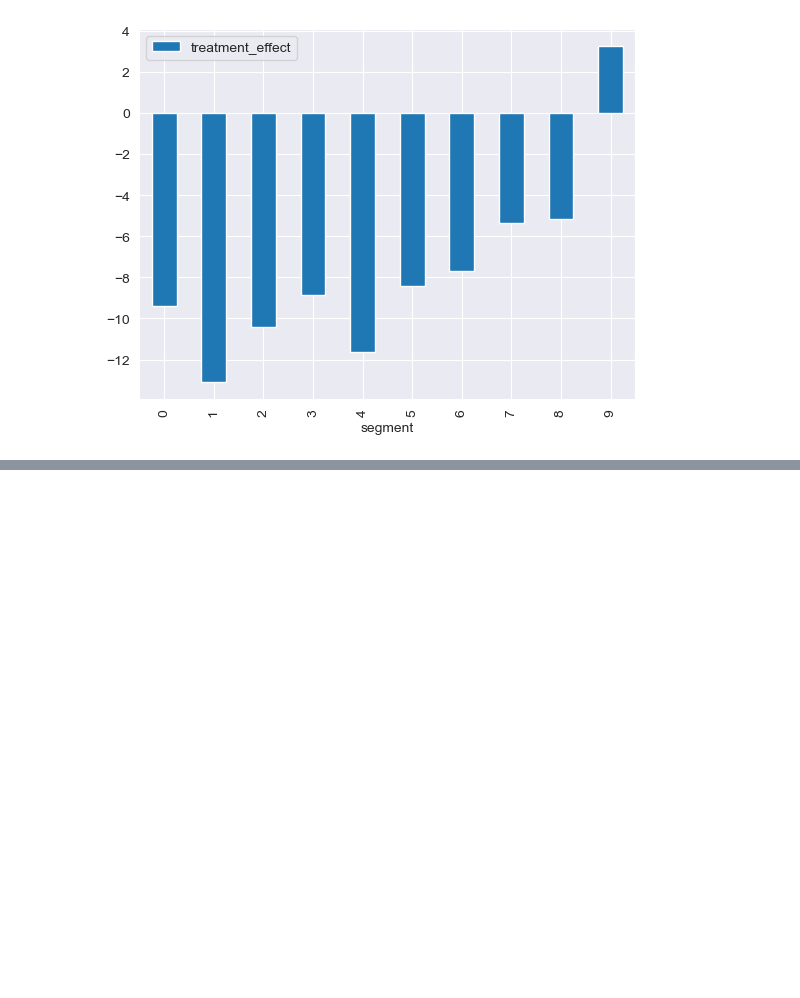
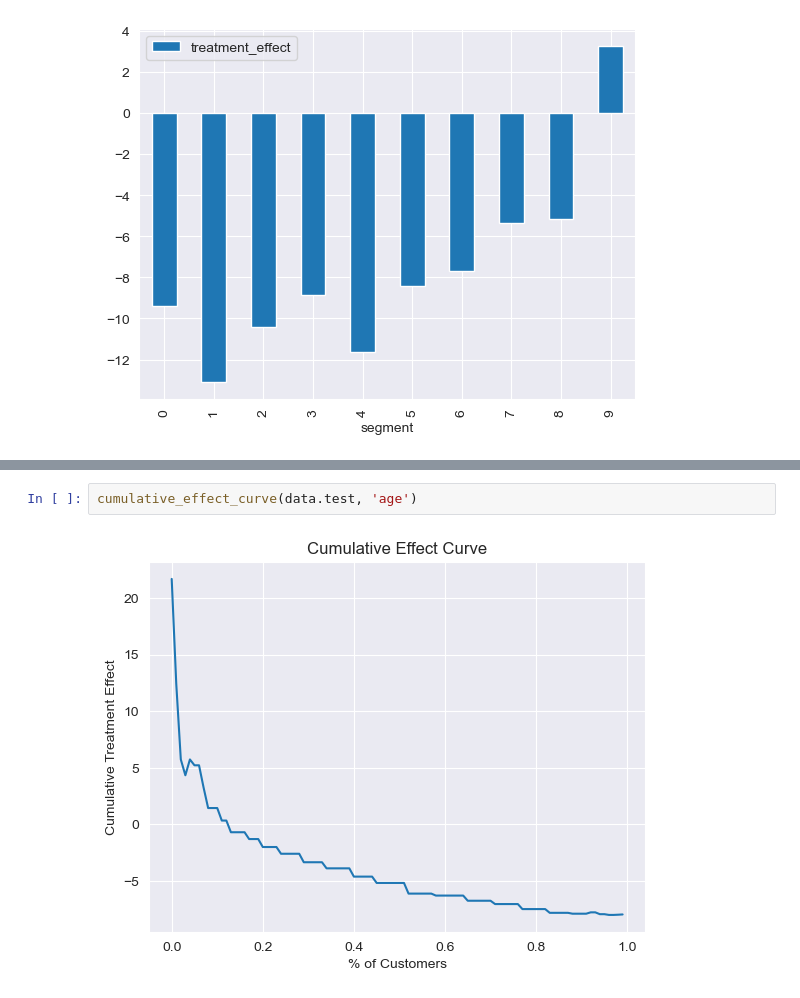
Before and after one commit to chris-santiago/manning-causal-inference, a Jupyter notebook: 4_3.ipynb, the cells around one changed output, grey strips where cells are left out. Saved outputs shown, nothing was run; the diff lists cells and outputs as text; blank space fills up the shorter version.

```diff
--- a/4_3.ipynb
+++ b/4_3.ipynb
@@ -55,0 +74,4 @@ plt.show()
+# %%
+cumulative_effect_curve(data.test, 'age')
+# %% [output]
+[figure, added]
```
Also changed, not shown: parts of 4 cells of this notebook, 3 other files.
